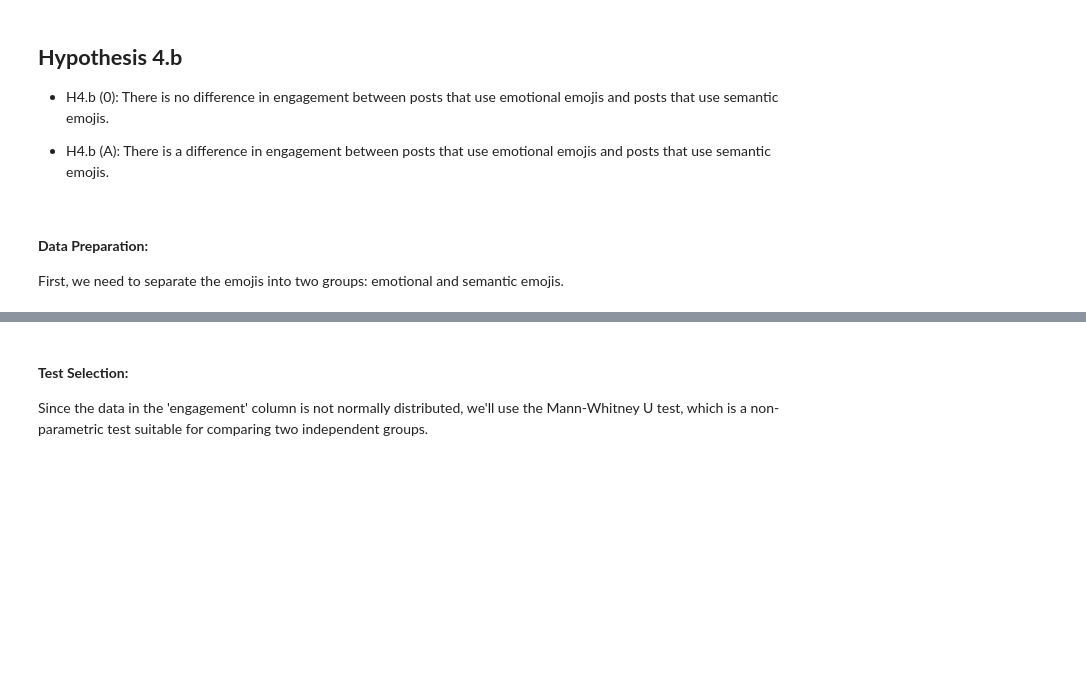
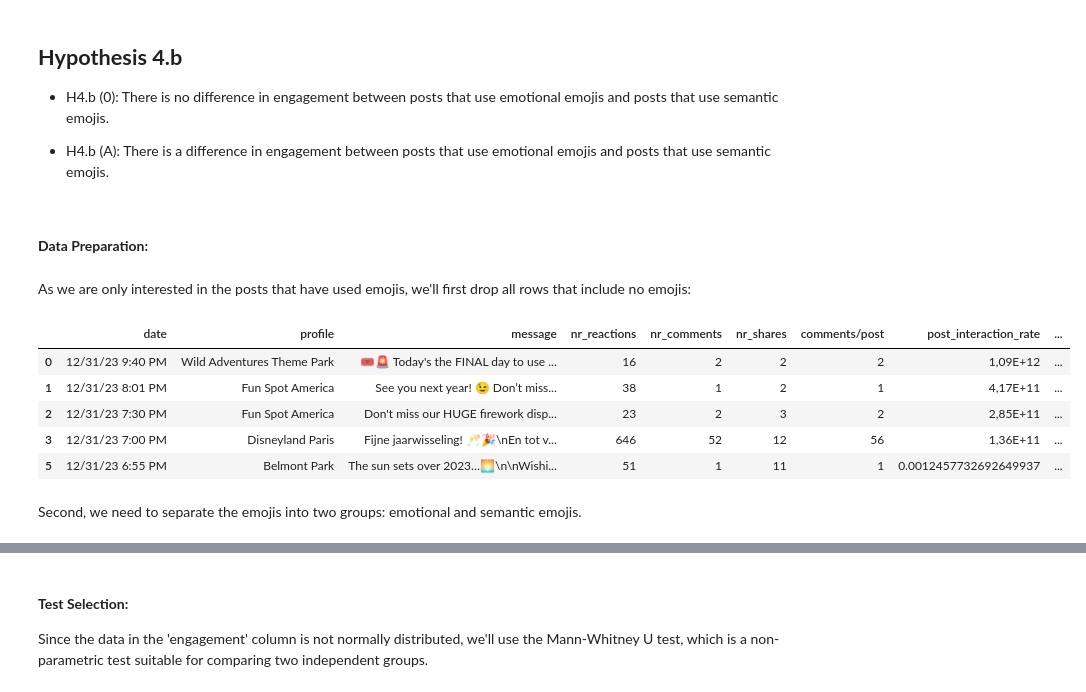
Before and after one commit to crlhbs/Group1_MarketingStrategy, a Jupyter notebook: Testing_H4.ipynb, the cells around one changed output, grey strips where cells are left out. Saved outputs shown, nothing was run; the diff lists cells and outputs as text; code cells hidden in the pictures; blank space fills up the shorter version.

```diff
--- a/Testing_H4.ipynb
+++ b/Testing_H4.ipynb
@@ -311,9 +168,24 @@ Independent samples t-test p-value: 0.8292006104585474
 * H4.b (0): There is no difference in engagement between posts that use emotional emojis and posts that use semantic emojis.
 
 * H4.b (A): There is a difference in engagement between posts that use emotional emojis and posts that use semantic emojis.
+# %% [markdown]
+#### **Data Preparation:**
+# %% [markdown]
+As we are only interested in the posts that have used emojis, we'll first drop all rows that include no emojis:
+# %%
+# Drop rows where 'Has_Emoji' column is 0
+df_with_emojis = df[df['Has_Emoji'] != 0]
+
+df_with_emojis.head(5)
+# %% [output]
+|  | date | profile | message | nr_reactions | nr_comments | nr_shares | comments/post | post_interaction_rate | ... |
+| 0 | 12/31/23 9:40 PM | Wild Adventures Theme Park | 🎟️🚨 Today's the FINAL day to use ... | 16 | 2 | 2 | 2 | 1,09E+12 | ... |
+| 1 | 12/31/23 8:01 PM | Fun Spot America | See you next year! 😉 Don’t miss... | 38 | 1 | 2 | 1 | 4,17E+11 | ... |
+| 2 | 12/31/23 7:30 PM | Fun Spot America | Don't miss our HUGE firework disp... | 23 | 2 | 3 | 2 | 2,85E+11 | ... |
+| 3 | 12/31/23 7:00 PM | Disneyland Paris | Fijne jaarwisseling! 🥂🎉\nEn tot v... | 646 | 52 | 12 | 56 | 1,36E+11 | ... |
+| 5 | 12/31/23 6:55 PM | Belmont Park | The sun sets over 2023…🌅\n\nWishi... | 51 | 1 | 11 | 1 | 0.0012457732692649937 | ... |
 # %% [markdown]
-#### **Data Preparation:**
-First, we need to separate the emojis into two groups: emotional and semantic emojis.
+Second, we need to separate the emojis into two groups: emotional and semantic emojis.
 # %%
 # Define the range for smileys & people emojis
 emotional_emoji_range = u"\U0001F600-\U0001F64F"
```
Also changed, not shown: parts of 28 cells of this notebook.
